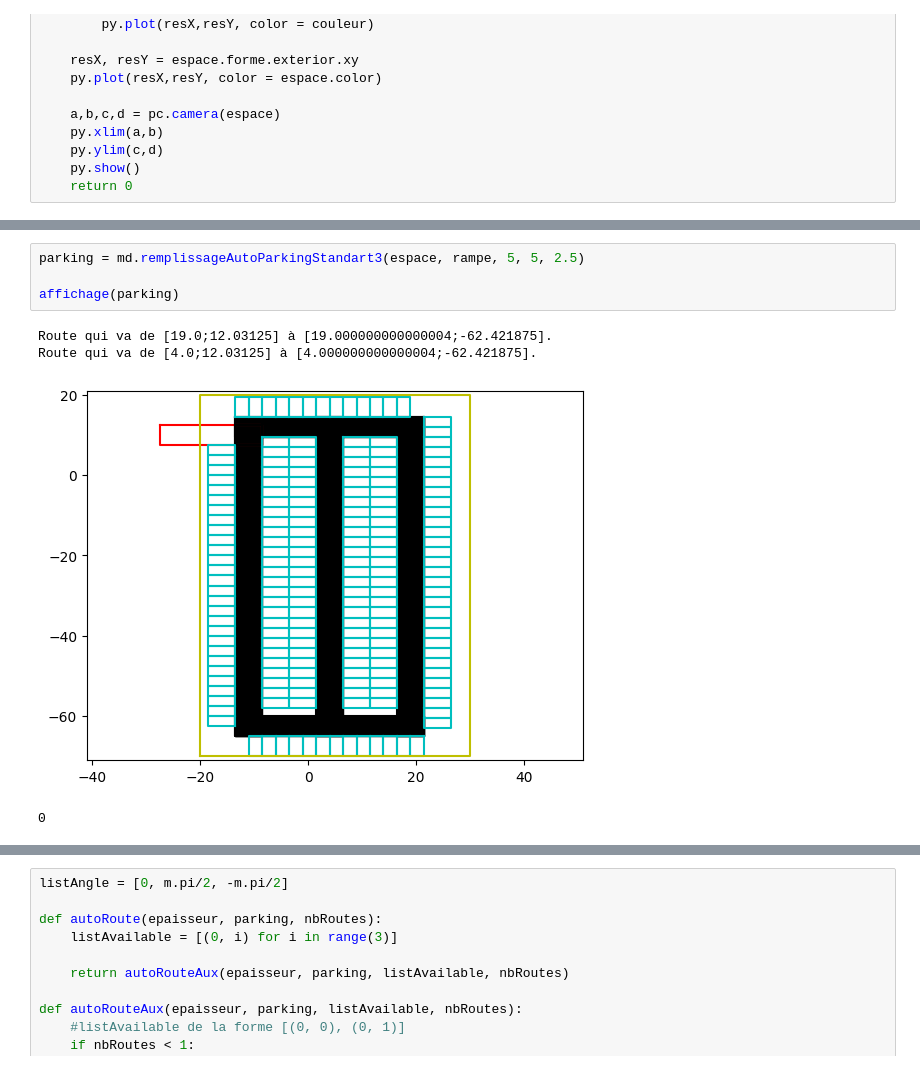
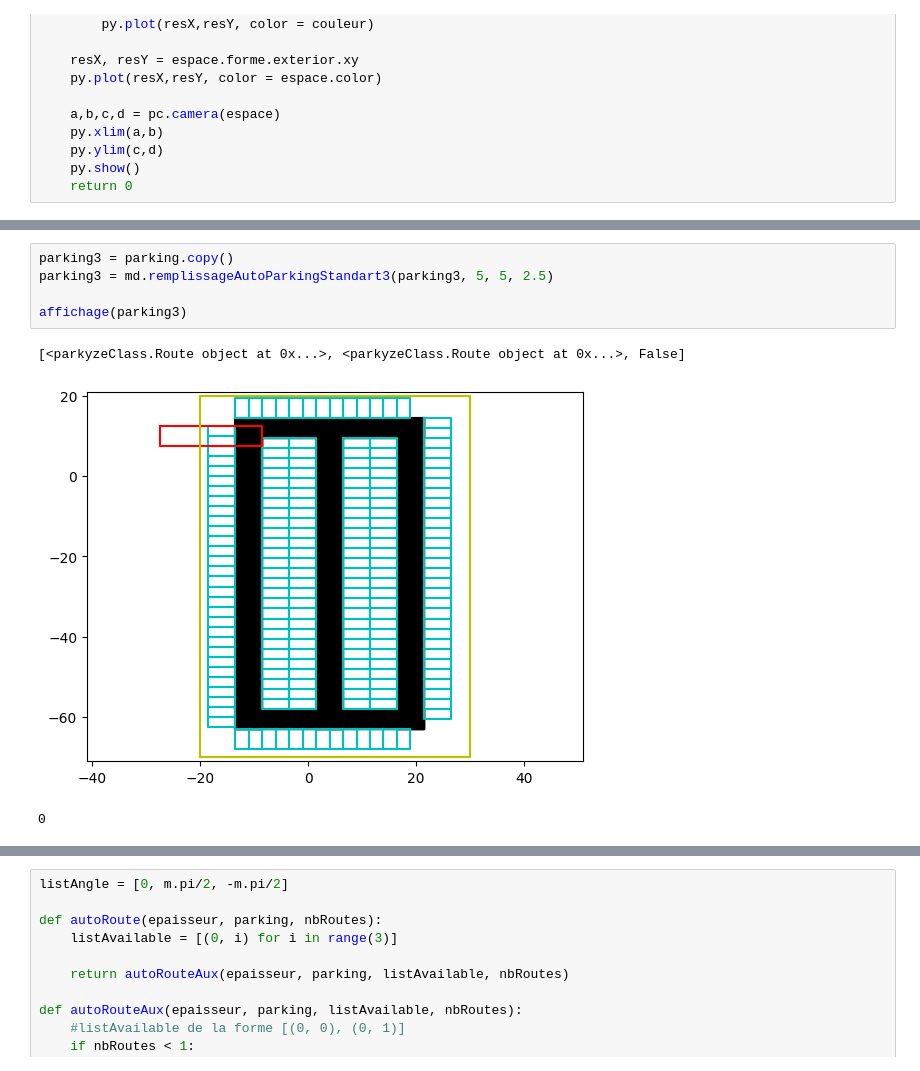
Before and after one commit to Painchadic/Parkyze-, a Jupyter notebook: parkyze.ipynb, the cells around one changed output, grey strips where cells are left out. Cells and saved outputs as stored; diff of their text form.

Commit message:
Version class parking Modèles fonctionnels

```diff
--- a/parkyze.ipynb
+++ b/parkyze.ipynb
@@ -48,10 +51,10 @@ TypeError: remplissageAutoParkingStandart2() takes 4 positional arguments but 5
 # %%
-parking = md.remplissageAutoParkingStandart3(espace, rampe, 5, 5, 2.5)
+parking3 = parking.copy()
+parking3 = md.remplissageAutoParkingStandart3(parking3, 5, 5, 2.5)
 
-affichage(parking)
+affichage(parking3)
 # %% [output]
-Route qui va de [19.0;12.03125] à [19.000000000000004;-62.421875].
-Route qui va de [4.0;12.03125] à [4.000000000000004;-62.421875].
+[<parkyzeClass.Route object at 0x...>, <parkyzeClass.Route object at 0x...>, False]
-[figure, old version]
+[figure, new version]
 0
 # %%
```
Also changed, not shown: parts of 4 cells of this notebook, 2 other files.
